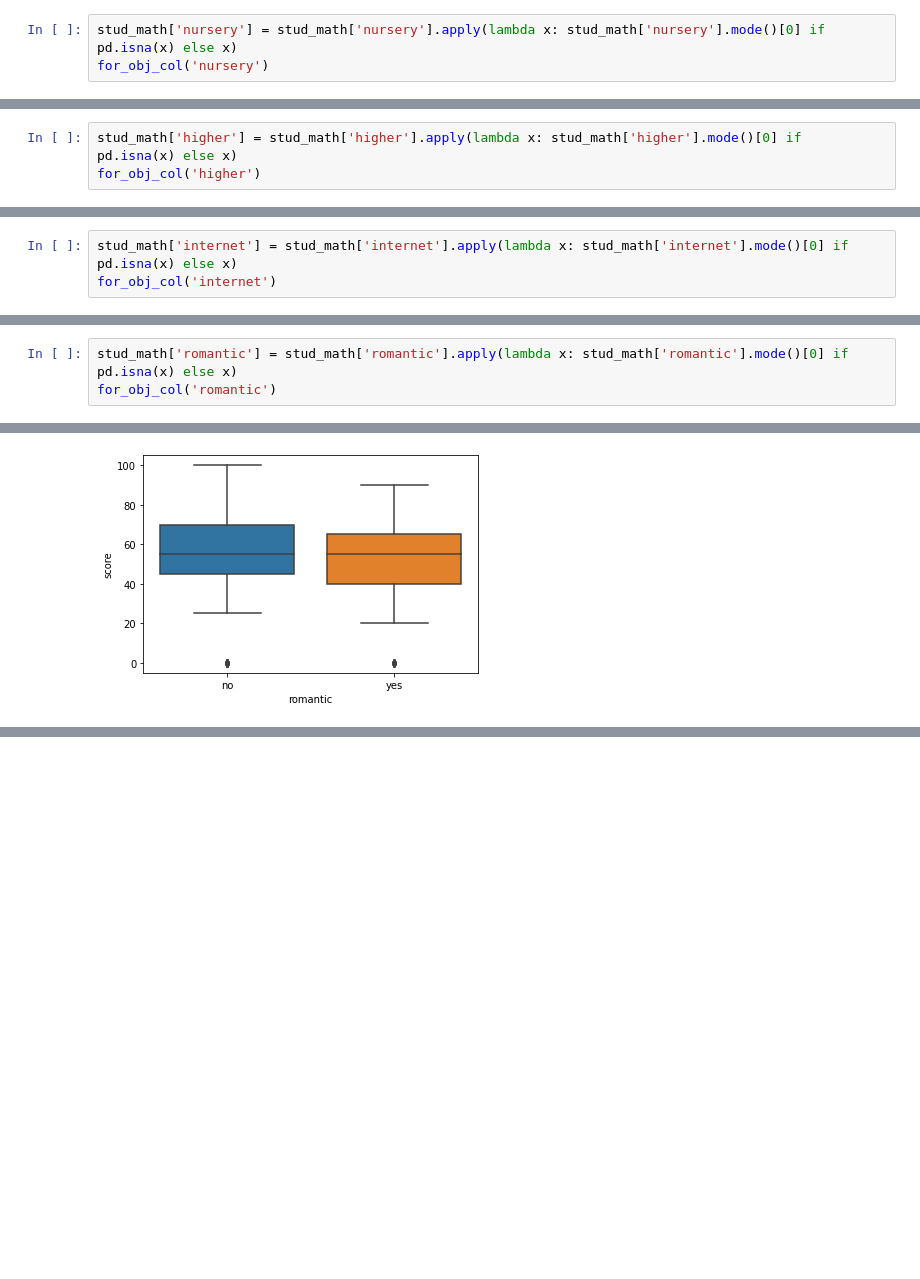
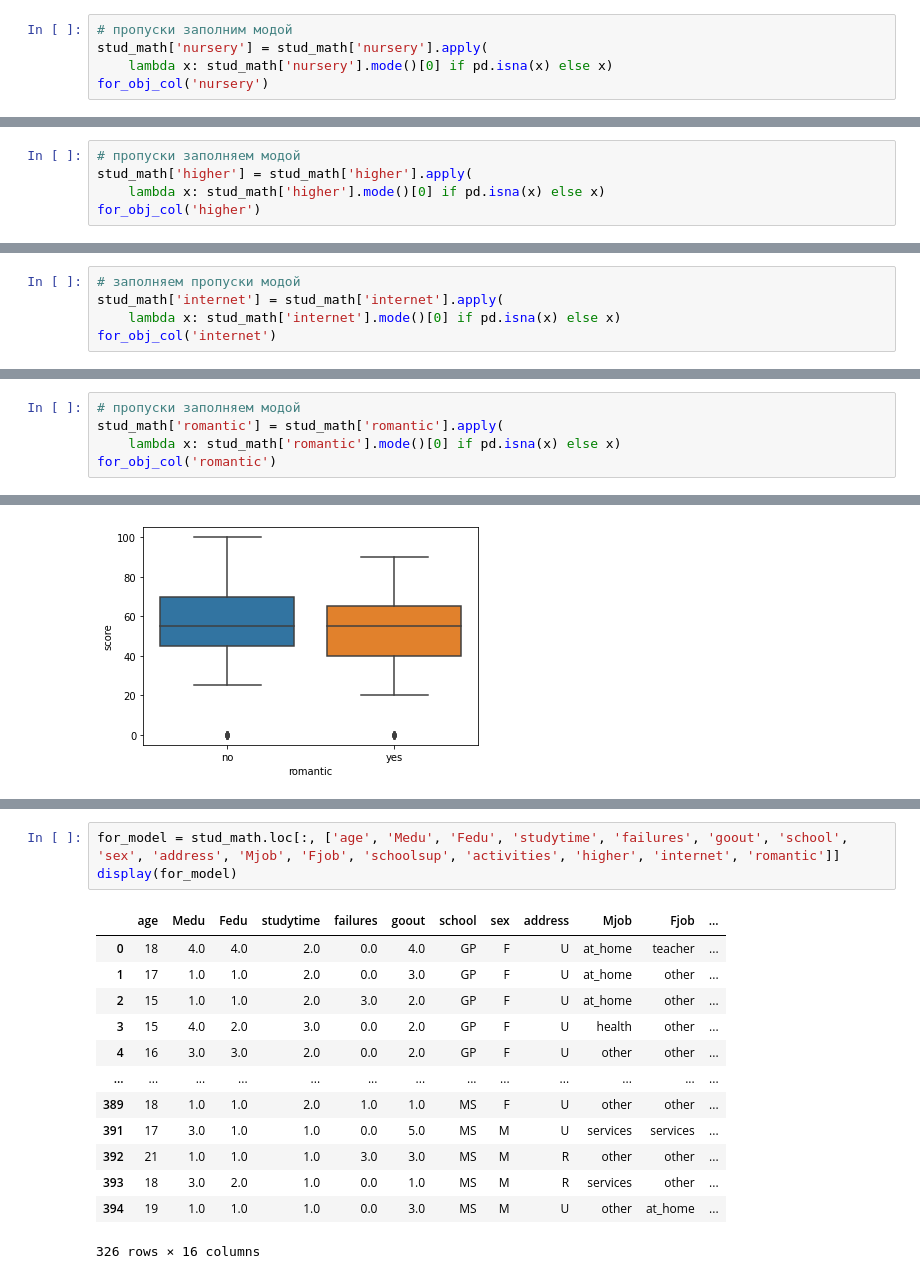
Before and after one commit to arsenbondaren/skillfactory, a Jupyter notebook: module_2/EDA_stud_math_Bandarenka.ipynb, the cells around one changed output, grey strips where cells are left out. Cells and saved outputs as stored; diff of their text form; blank space fills up the shorter version.

```diff
--- a/module_2/EDA_stud_math_Bandarenka.ipynb
+++ b/module_2/EDA_stud_math_Bandarenka.ipynb
@@ -596,5 +655,7 @@ for_obj_col('activities')
 # %%
-stud_math['nursery'] = stud_math['nursery'].apply(lambda x: stud_math['nursery'].mode()[0] if pd.isna(x) else x)
+# пропуски заполним модой
+stud_math['nursery'] = stud_math['nursery'].apply(
+    lambda x: stud_math['nursery'].mode()[0] if pd.isna(x) else x)
 for_obj_col('nursery')
 # %% [output]
 |  | nursery |
@@ -607,5 +671,7 @@ for_obj_col('nursery')
 # %%
-stud_math['higher'] = stud_math['higher'].apply(lambda x: stud_math['higher'].mode()[0] if pd.isna(x) else x)
+# пропуски заполняем модой
+stud_math['higher'] = stud_math['higher'].apply(
+    lambda x: stud_math['higher'].mode()[0] if pd.isna(x) else x)
 for_obj_col('higher')
 # %% [output]
 |  | higher |
@@ -618,5 +687,7 @@ for_obj_col('higher')
 # %%
-stud_math['internet'] = stud_math['internet'].apply(lambda x: stud_math['internet'].mode()[0] if pd.isna(x) else x)
+# заполняем пропуски модой
+stud_math['internet'] = stud_math['internet'].apply(
+    lambda x: stud_math['internet'].mode()[0] if pd.isna(x) else x)
 for_obj_col('internet')
 # %% [output]
 |  | internet |
@@ -629,5 +703,7 @@ for_obj_col('internet')
 # %%
-stud_math['romantic'] = stud_math['romantic'].apply(lambda x: stud_math['romantic'].mode()[0] if pd.isna(x) else x)
+# пропуски заполняем модой
+stud_math['romantic'] = stud_math['romantic'].apply(
+    lambda x: stud_math['romantic'].mode()[0] if pd.isna(x) else x)
 for_obj_col('romantic')
 # %% [output]
 |  | romantic |
@@ -733,0 +747,17 @@ Name: Fedu, dtype: float64
+# %%
+for_model = stud_math.loc[:, ['age', 'Medu', 'Fedu', 'studytime', 'failures', 'goout', 'school', 'sex', 'address', 'Mjob', 'Fjob', 'schoolsup', 'activities', 'higher', 'internet', 'romantic']]
+display(for_model)
+# %% [output]
+|  | age | Medu | Fedu | studytime | failures | goout | school | sex | address | Mjob | Fjob | ... |
+| 0 | 18 | 4.0 | 4.0 | 2.0 | 0.0 | 4.0 | GP | F | U | at_home | teacher | ... |
+| 1 | 17 | 1.0 | 1.0 | 2.0 | 0.0 | 3.0 | GP | F | U | at_home | other | ... |
+| 2 | 15 | 1.0 | 1.0 | 2.0 | 3.0 | 2.0 | GP | F | U | at_home | other | ... |
+| 3 | 15 | 4.0 | 2.0 | 3.0 | 0.0 | 2.0 | GP | F | U | health | other | ... |
+| 4 | 16 | 3.0 | 3.0 | 2.0 | 0.0 | 2.0 | GP | F | U | other | other | ... |
+| ... | ... | ... | ... | ... | ... | ... | ... | ... | ... | ... | ... | ... |
+| 389 | 18 | 1.0 | 1.0 | 2.0 | 1.0 | 1.0 | MS | F | U | other | other | ... |
+| 391 | 17 | 3.0 | 1.0 | 1.0 | 0.0 | 5.0 | MS | M | U | services | services | ... |
+| 392 | 21 | 1.0 | 1.0 | 1.0 | 3.0 | 3.0 | MS | M | R | other | other | ... |
+| 393 | 18 | 3.0 | 2.0 | 1.0 | 0.0 | 1.0 | MS | M | R | services | other | ... |
+| 394 | 19 | 1.0 | 1.0 | 1.0 | 0.0 | 3.0 | MS | M | U | other | at_home | ... |
+326 rows × 16 columns
```
Also changed, not shown: parts of 41 cells of this notebook.
